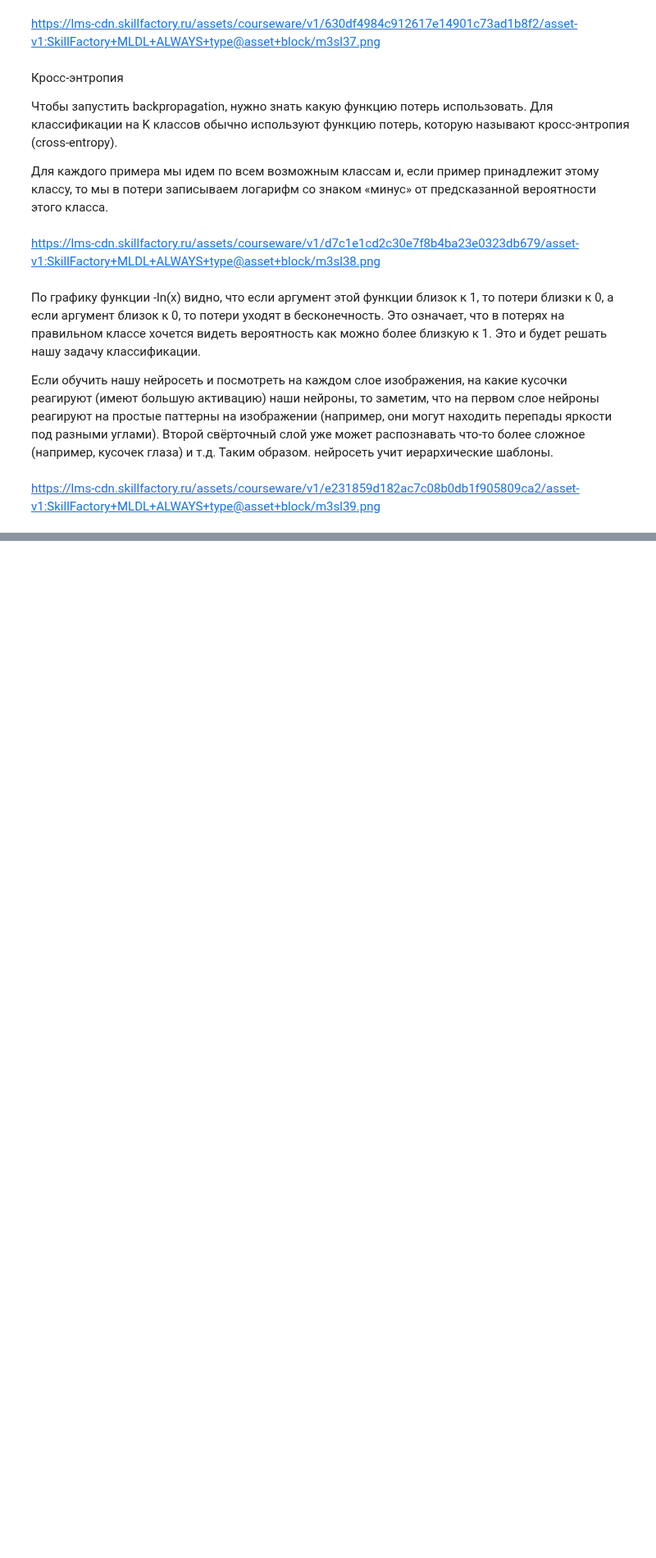
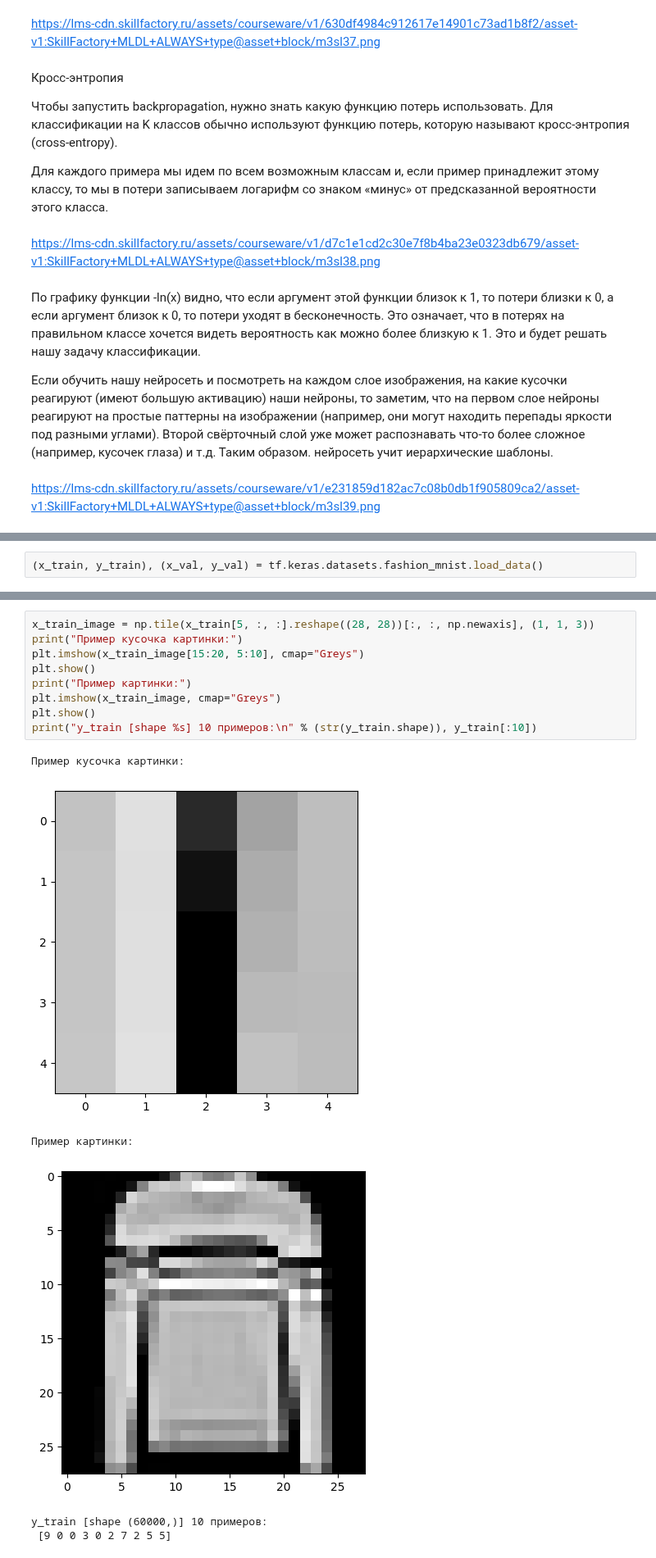
Before and after one commit to Bai-ell/DataScienceAndMachineLearningLessons, a Jupyter notebook: НейронныеСети/3_module/10_lesson.ipynb, the cells around one changed output, grey strips where cells are left out. Shown at 82% size. Drawn from its saved outputs; the diff is of its cells as text; blank space fills up the shorter version.

```diff
--- a/НейронныеСети/3_module/10_lesson.ipynb
+++ b/НейронныеСети/3_module/10_lesson.ipynb
@@ -40,0 +75,2 @@ https://lms-cdn.skillfactory.ru/assets/courseware/v1/e231859d182ac7c08b0db1f9058
+# %%
+(x_train, y_train), (x_val, y_val) = tf.keras.datasets.fashion_mnist.load_data()
@@ -40,0 +96,16 @@ https://lms-cdn.skillfactory.ru/assets/courseware/v1/e231859d182ac7c08b0db1f9058
+# %%
+x_train_image = np.tile(x_train[5, :, :].reshape((28, 28))[:, :, np.newaxis], (1, 1, 3))
+print("Пример кусочка картинки:")
+plt.imshow(x_train_image[15:20, 5:10], cmap="Greys")
+plt.show()
+print("Пример картинки:")
+plt.imshow(x_train_image, cmap="Greys")
+plt.show()
+print("y_train [shape %s] 10 примеров:\n" % (str(y_train.shape)), y_train[:10])
+# %% [output]
+Пример кусочка картинки:
+[figure, added]
+Пример картинки:
+[figure, added]
+y_train [shape (60000,)] 10 примеров:
+ [9 0 0 3 0 2 7 2 5 5]
```
Also changed, not shown: parts of 10 cells of this notebook.
